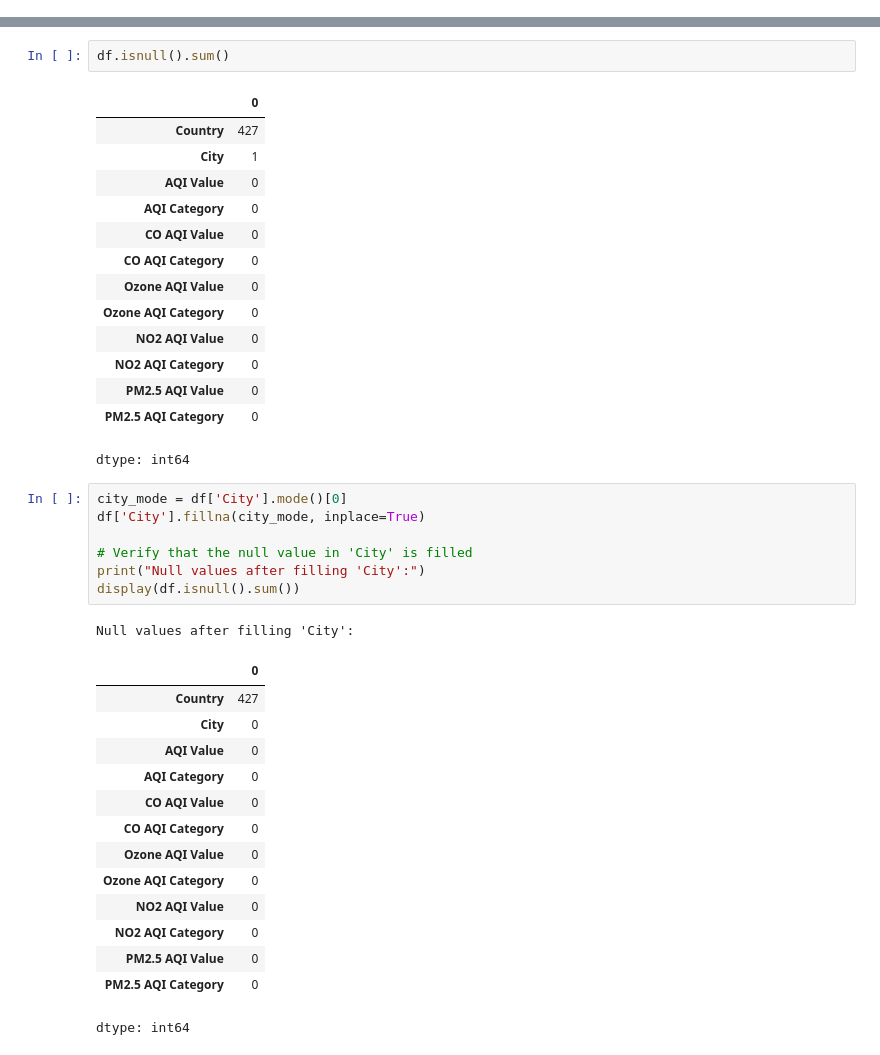
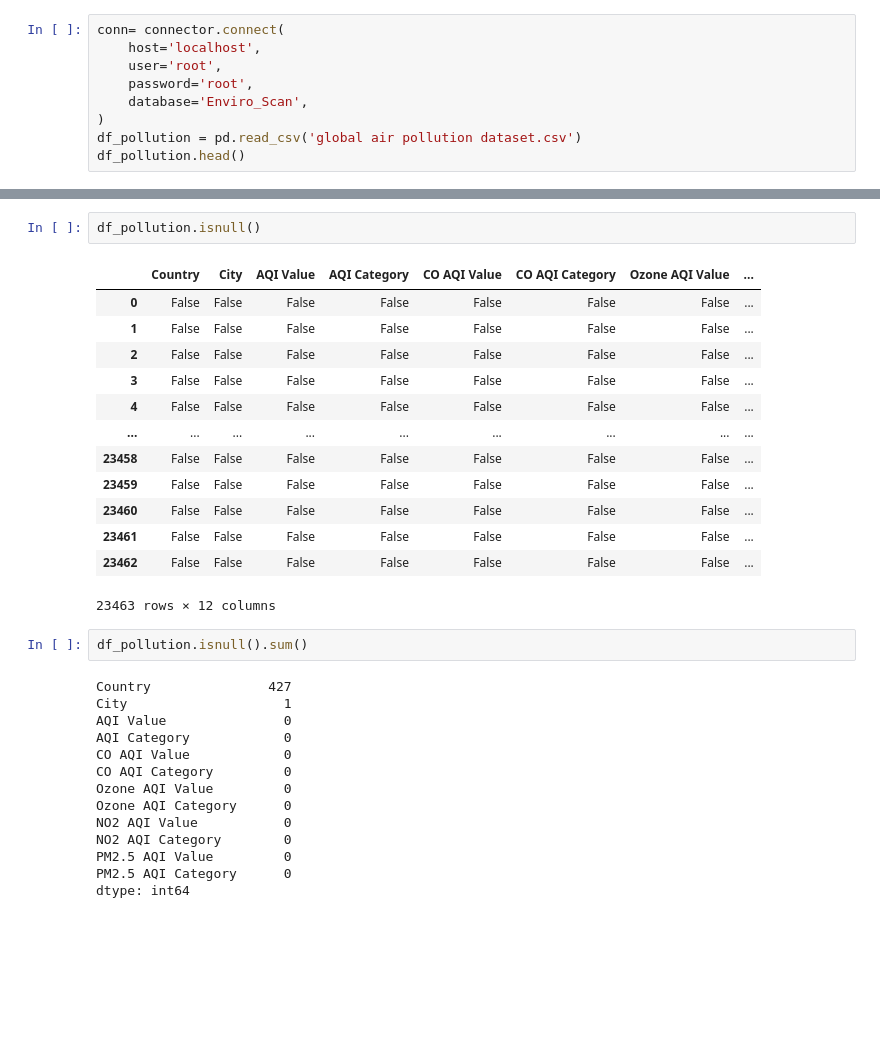
Before and after one commit to ryadavnitb/Batch-6, a Jupyter notebook: EnviroScan.ipynb, the cells around one changed output, grey strips where cells are left out. Cells and saved outputs as stored; diff of their text form; blank space fills up the shorter version.

```diff
--- a/EnviroScan.ipynb
+++ b/EnviroScan.ipynb
@@ -41,0 +37,9 @@ df.describe()
+# %%
+conn= connector.connect(
+    host='localhost',
+    user='root',
+    password='root',
+    database='Enviro_Scan',
+)
+df_pollution = pd.read_csv('global air pollution dataset.csv')
+df_pollution.head()
@@ -42,40 +65,32 @@ df.describe()
+# %%
+df_pollution.isnull()
+# %% [output]
+|  | Country | City | AQI Value | AQI Category | CO AQI Value | CO AQI Category | Ozone AQI Value | ... |
+| 0 | False | False | False | False | False | False | False | ... |
+| 1 | False | False | False | False | False | False | False | ... |
+| 2 | False | False | False | False | False | False | False | ... |
+| 3 | False | False | False | False | False | False | False | ... |
+| 4 | False | False | False | False | False | False | False | ... |
+| ... | ... | ... | ... | ... | ... | ... | ... | ... |
+| 23458 | False | False | False | False | False | False | False | ... |
+| 23459 | False | False | False | False | False | False | False | ... |
+| 23460 | False | False | False | False | False | False | False | ... |
+| 23461 | False | False | False | False | False | False | False | ... |
+| 23462 | False | False | False | False | False | False | False | ... |
+23463 rows × 12 columns
 # %%
-df.isnull().sum()
+df_pollution.isnull().sum()
 # %% [output]
-|  | 0 |
-| Country | 427 |
-| City | 1 |
-| AQI Value | 0 |
-| AQI Category | 0 |
-| CO AQI Value | 0 |
-| CO AQI Category | 0 |
-| Ozone AQI Value | 0 |
-| Ozone AQI Category | 0 |
-| NO2 AQI Value | 0 |
-| NO2 AQI Category | 0 |
-| PM2.5 AQI Value | 0 |
-| PM2.5 AQI Category | 0 |
+Country               427
+City                    1
+AQI Value               0
+AQI Category            0
+CO AQI Value            0
+CO AQI Category         0
+Ozone AQI Value         0
+Ozone AQI Category      0
+NO2 AQI Value           0
+NO2 AQI Category        0
+PM2.5 AQI Value         0
+PM2.5 AQI Category      0
 dtype: int64
-# %%
-city_mode = df['City'].mode()[0]
-df['City'].fillna(city_mode, inplace=True)
-
-# Verify that the null value in 'City' is filled
-print("Null values after filling 'City':")
-display(df.isnull().sum())
-# %% [output]
-Null values after filling 'City':
-|  | 0 |
-| Country | 427 |
-| City | 0 |
-| AQI Value | 0 |
-| AQI Category | 0 |
-| CO AQI Value | 0 |
-| CO AQI Category | 0 |
-| Ozone AQI Value | 0 |
-| Ozone AQI Category | 0 |
-| NO2 AQI Value | 0 |
-| NO2 AQI Category | 0 |
-| PM2.5 AQI Value | 0 |
-| PM2.5 AQI Category | 0 |
-dtype: int64
```
Also changed, not shown: parts of 23 cells of this notebook.
